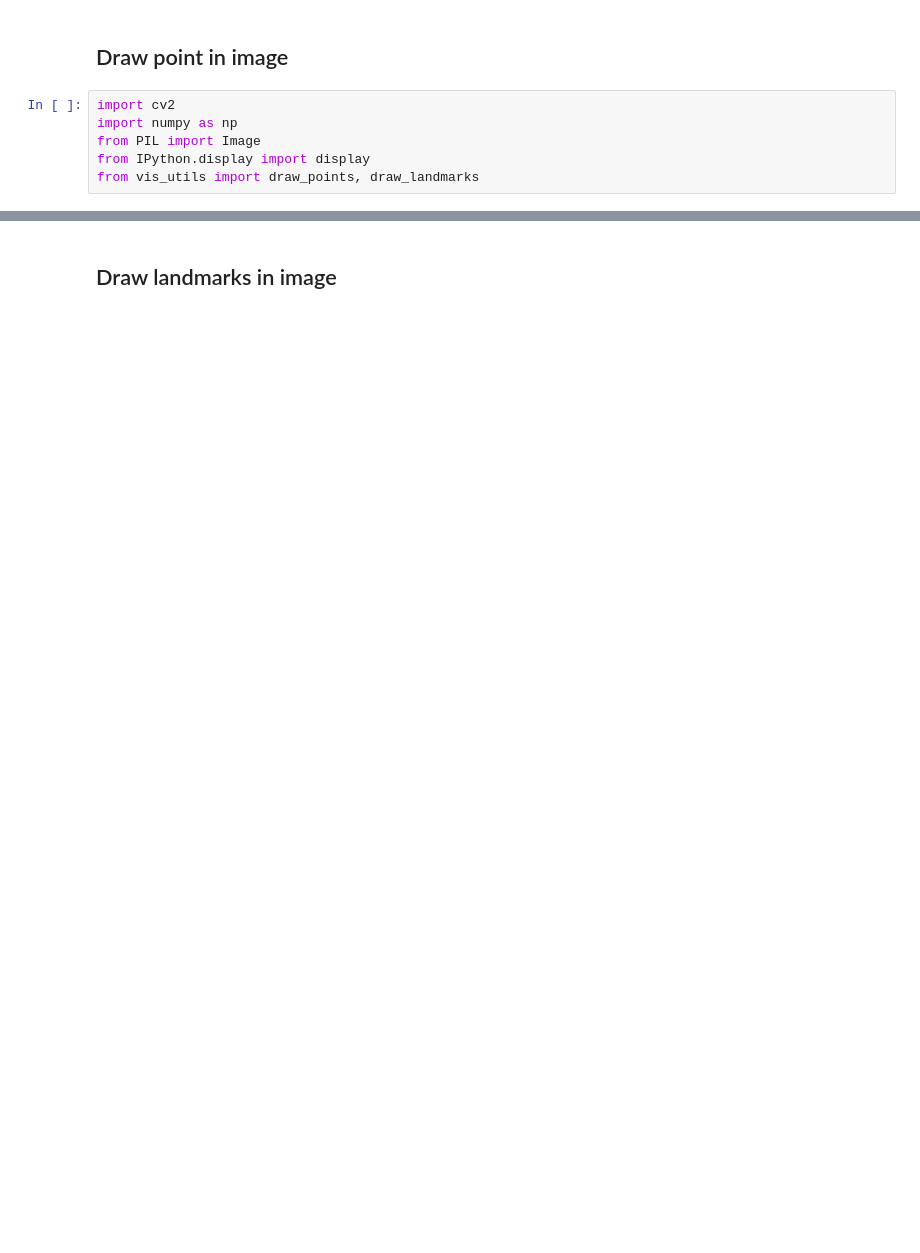
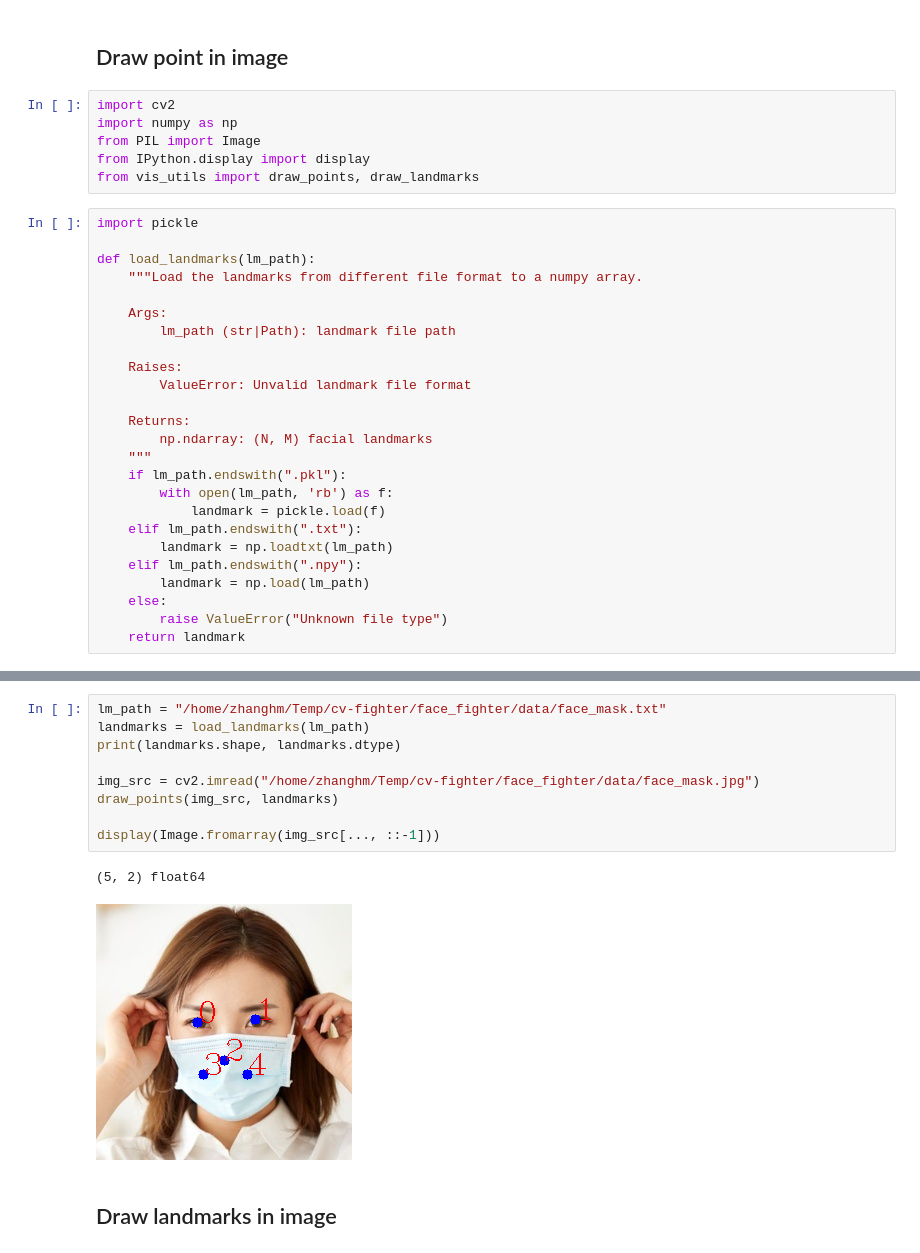
Before and after one commit to zhanghm1995/programming-learning-examples, a Jupyter notebook: OpenCV_learning/scripts/draw_utils.ipynb, the cells around one changed output, grey strips where cells are left out. Drawn from its saved outputs; the diff is of its cells as text; blank space fills up the shorter version.

```diff
--- a/OpenCV_learning/scripts/draw_utils.ipynb
+++ b/OpenCV_learning/scripts/draw_utils.ipynb
@@ -6,6 +6,31 @@ import numpy as np
 from PIL import Image
 from IPython.display import display
 from vis_utils import draw_points, draw_landmarks
+# %%
+import pickle
+
+def load_landmarks(lm_path):
+    """Load the landmarks from different file format to a numpy array.
+
+    Args:
+        lm_path (str|Path): landmark file path
+
+    Raises:
+        ValueError: Unvalid landmark file format
+
+    Returns:
+        np.ndarray: (N, M) facial landmarks
+    """
+    if lm_path.endswith(".pkl"):
+        with open(lm_path, 'rb') as f:
+            landmark = pickle.load(f)
+    elif lm_path.endswith(".txt"):
+        landmark = np.loadtxt(lm_path)
+    elif lm_path.endswith(".npy"):
+        landmark = np.load(lm_path)
+    else:
+        raise ValueError("Unknown file type")
+    return landmark
 # %%
 image_path = "/home/zhanghm/Research/StyleGAN/Deep3DFaceRecon_pytorch/temp.jpg"
 landmark_path = "/home/zhanghm/Research/StyleGAN/Deep3DFaceRecon_pytorch/temp.txt"
@@ -30,6 +52,18 @@ display(Image.fromarray(img_src[..., ::-1]))
  [ 75.7763394   73.47265974]
  [134.80461773  77.98748924]] (5, 2)
 [figure]
+# %%
+lm_path = "/home/zhanghm/Temp/cv-fighter/face_fighter/data/face_mask.txt"
+landmarks = load_landmarks(lm_path)
+print(landmarks.shape, landmarks.dtype)
+
+img_src = cv2.imread("/home/zhanghm/Temp/cv-fighter/face_fighter/data/face_mask.jpg")
+draw_points(img_src, landmarks)
+
+display(Image.fromarray(img_src[..., ::-1]))
+# %% [output]
+(5, 2) float64
+[figure, added]
 # %% [markdown]
 ## Draw landmarks in image
 # %%
```
Also changed, not shown: parts of 2 cells of this notebook, 5 other files.
